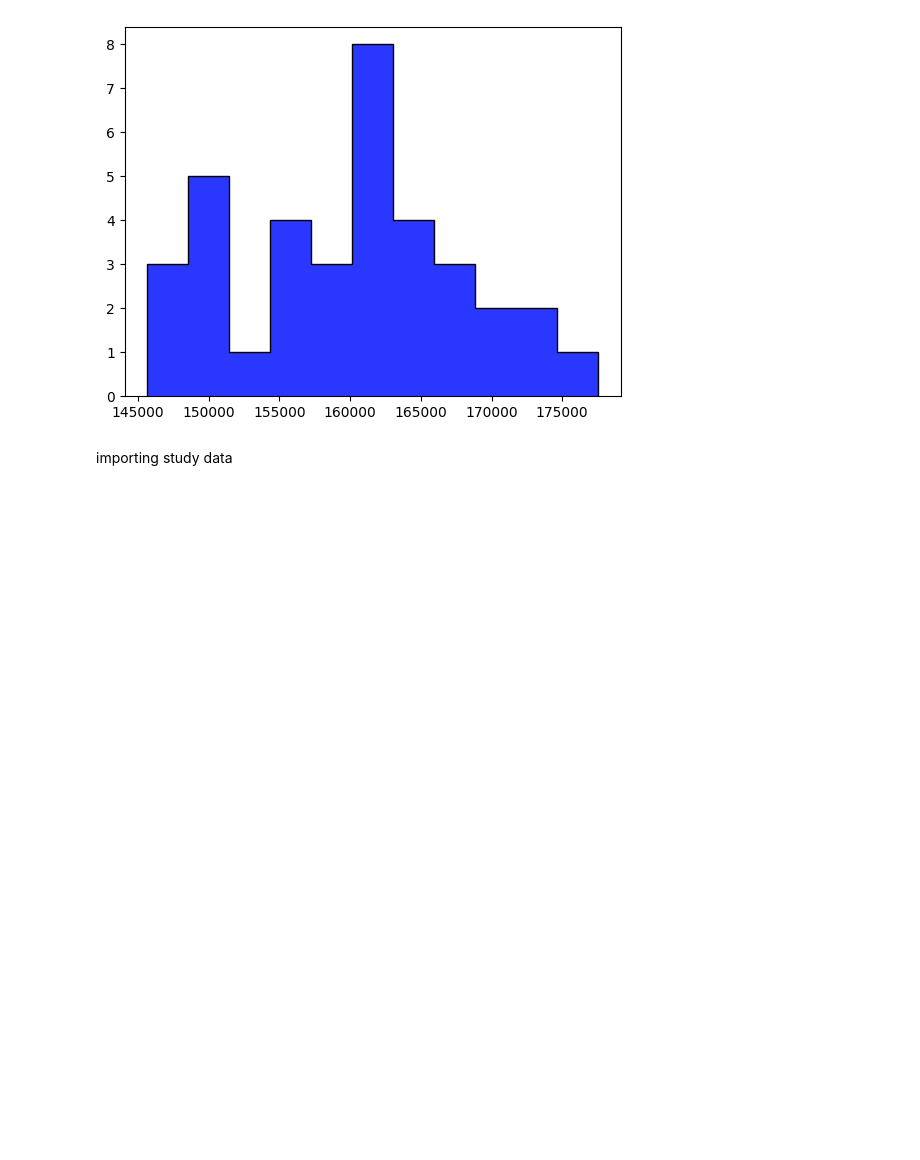
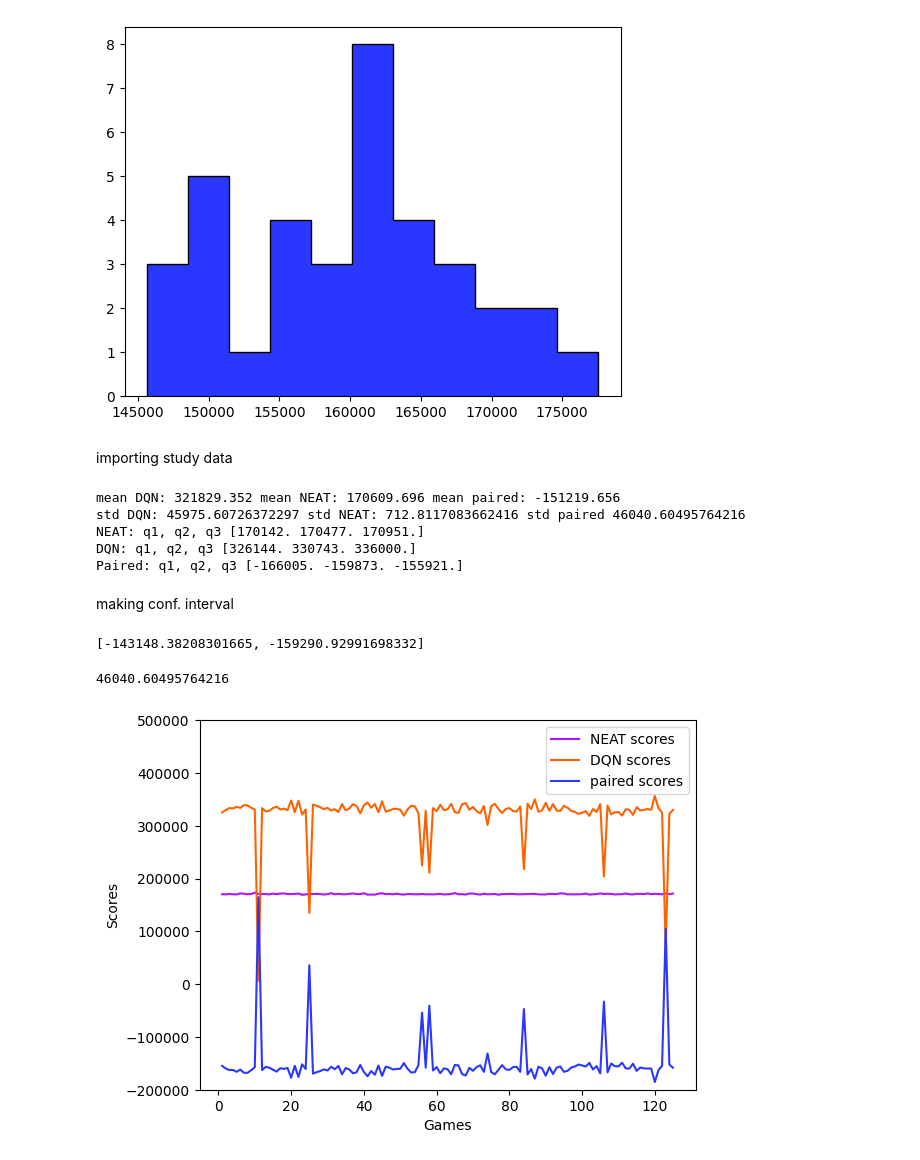
Before and after one commit to CarlSvejstrup/Tetris-DQN-NEAT, a Jupyter notebook: Data_anaysis.ipynb, the cells around one changed output. Cells and saved outputs as stored; diff of their text form; code cells hidden in the pictures; blank space fills up the shorter version.

```diff
--- a/Data_anaysis.ipynb
+++ b/Data_anaysis.ipynb
@@ -42,3 +42,54 @@ plt.show()
 [figure]
 # %% [markdown]
 importing study data
+# %%
+neat_data = np.zeros(125)
+dqn_data = np.zeros(125)
+y_axis = np.arange(1,126)
+
+with open("experiment_data/study/NEAT_study_data.csv", "r") as file:
+    reader = csv.reader(file)
+    for i, row in enumerate(reader):
+        neat_data[i] = row[0]
+
+with open("experiment_data/study/DQN_study_data.csv", "r") as file:
+    reader = csv.reader(file)
+    for i, row in enumerate(reader):
+        dqn_data[i] = row[0]
+
+paired_data = -dqn_data+neat_data
+print("mean DQN:", np.mean(dqn_data), "mean NEAT:", np.mean(neat_data), "mean paired:", np.mean(neat_data-dqn_data))
+print("std DQN:", np.std(dqn_data), "std NEAT:", np.std(neat_data),"std paired", np.std(neat_data-dqn_data))
+
+print("NEAT: q1, q2, q3", np.quantile(neat_data, [0.25, 0.5, 0.75]))
+print("DQN: q1, q2, q3", np.quantile(dqn_data, [0.25, 0.5, 0.75]))
+print("Paired: q1, q2, q3", np.quantile(paired_data, [0.25, 0.5, 0.75]))
+# %% [output]
+mean DQN: 321829.352 mean NEAT: 170609.696 mean paired: -151219.656
+std DQN: 45975.60726372297 std NEAT: 712.8117083662416 std paired 46040.60495764216
+NEAT: q1, q2, q3 [170142. 170477. 170951.]
+DQN: q1, q2, q3 [326144. 330743. 336000.]
+Paired: q1, q2, q3 [-166005. -159873. -155921.]
+# %% [markdown]
+making conf. interval
+# %%
+upper_lim = np.mean(paired_data) + 1.96*np.std(paired_data)/np.sqrt(125)
+lower_lim = np.mean(paired_data) - 1.96*np.std(paired_data)/np.sqrt(125)
+
+print(f"[{upper_lim}, {lower_lim}]")
+np.std(paired_data)
+# %% [output]
+[-143148.38208301665, -159290.92991698332]
+46040.60495764216
+# %%
+plt.plot(y_axis, neat_data, label = "NEAT scores", color="#ad15ff")
+plt.plot(y_axis,dqn_data, label = "DQN scores", color="#ff6100")
+plt.plot(y_axis,-dqn_data+neat_data, label = "paired scores", color="#2a37ff")
+plt.ylim(-200_000, 500_000)
+plt.ylabel('Scores')
+plt.xlabel('Games')
+
+plt.legend(loc=1)
+plt.show()
+# %% [output]
+[figure, added]
```
Also changed, not shown: parts of 3 cells of this notebook, 7 other files.
